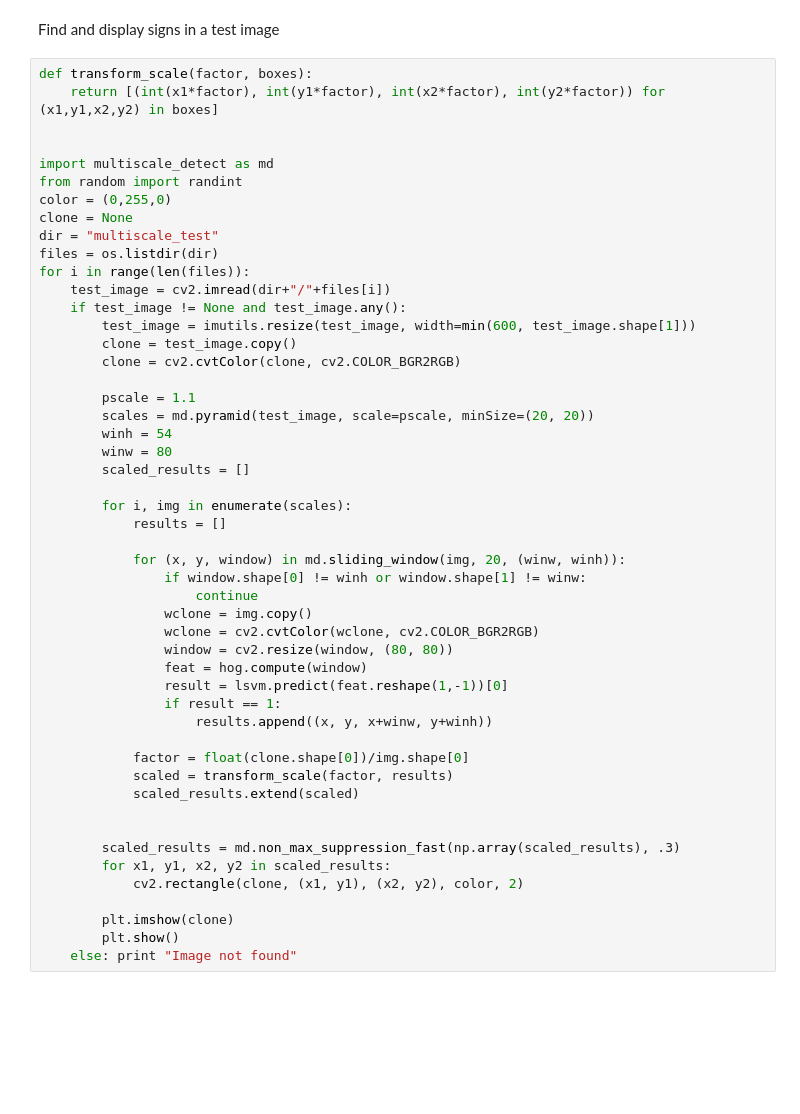
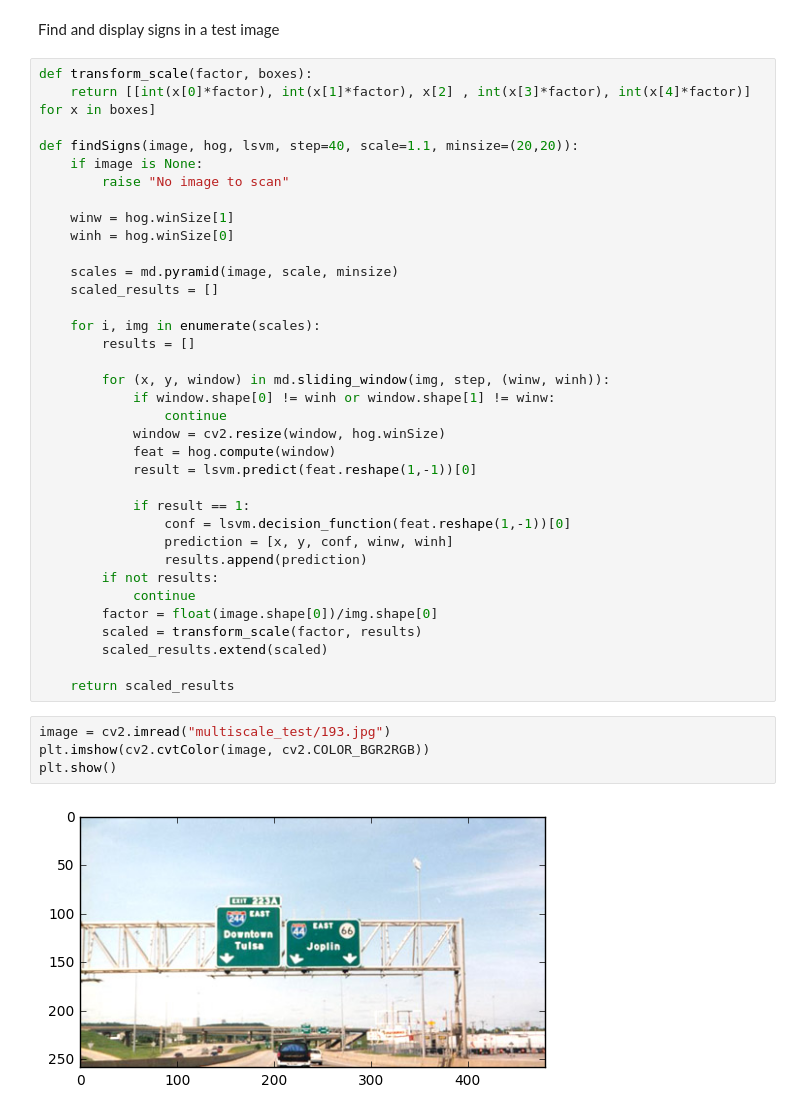
Before and after one commit to mesargent/freeway_guide_sign_detector, a Jupyter notebook: hog_pipeline.ipynb, the cells around one changed output. Cells and saved outputs as stored; diff of their text form; blank space fills up the shorter version.

```diff
--- a/hog_pipeline.ipynb
+++ b/hog_pipeline.ipynb
@@ -293,53 +307,42 @@ print "true positives:", true_positives, "true_negatives:", true_negatives, "fal
 Find and display signs in a test image
 # %%
 def transform_scale(factor, boxes):
-    return [(int(x1*factor), int(y1*factor), int(x2*factor), int(y2*factor)) for (x1,y1,x2,y2) in boxes]
+    return [[int(x[0]*factor), int(x[1]*factor), x[2] , int(x[3]*factor), int(x[4]*factor)] for x in boxes]
 
+def findSigns(image, hog, lsvm, step=40, scale=1.1, minsize=(20,20)):
+    if image is None:
+        raise "No image to scan"
 
-import multiscale_detect as md
-from random import randint
-color = (0,255,0)
-clone = None
-dir = "multiscale_test"
-files = os.listdir(dir)
-for i in range(len(files)):
-    test_image = cv2.imread(dir+"/"+files[i])
-    if test_image != None and test_image.any():
-        test_image = imutils.resize(test_image, width=min(600, test_image.shape[1]))
-        clone = test_image.copy()
-        clone = cv2.cvtColor(clone, cv2.COLOR_BGR2RGB)
+    winw = hog.winSize[1]
+    winh = hog.winSize[0]
 
-        pscale = 1.1
-        scales = md.pyramid(test_image, scale=pscale, minSize=(20, 20))
-        winh = 54
-        winw = 80
-        scaled_results = []
+    scales = md.pyramid(image, scale, minsize)
+    scaled_results = []
 
-        for i, img in enumerate(scales):
-            results = []
+    for i, img in enumerate(scales):
+        results = []
 
-            for (x, y, window) in md.sliding_window(img, 20, (winw, winh)):
-                if window.shape[0] != winh or window.shape[1] != winw:
-                    continue
-                wclone = img.copy()
-                wclone = cv2.cvtColor(wclone, cv2.COLOR_BGR2RGB)
-                window = cv2.resize(window, (80, 80))
-                feat = hog.compute(window)
-                result = lsvm.predict(feat.reshape(1,-1))[0]
-                if result == 1:
-                    results.append((x, y, x+winw, y+winh))
+        for (x, y, window) in md.sliding_window(img, step, (winw, winh)):
+            if window.shape[0] != winh or window.shape[1] != winw:
+                continue
+            window = cv2.resize(window, hog.winSize)
+            feat = hog.compute(window)
+            result = lsvm.predict(feat.reshape(1,-1))[0]
 
-            factor = float(clone.shape[0])/img.shape[0]
-            scaled = transform_scale(factor, results)
-            scaled_results.extend(scaled)
+            if result == 1:
+                conf = lsvm.decision_function(feat.reshape(1,-1))[0]
+                prediction = [x, y, conf, winw, winh]
+                results.append(prediction)
+        if not results:
+            continue
+        factor = float(image.shape[0])/img.shape[0]
+        scaled = transform_scale(factor, results)
+        scaled_results.extend(scaled)
 
-
-        scaled_results = md.non_max_suppression_fast(np.array(scaled_results), .3)
-        for x1, y1, x2, y2 in scaled_results:
-            cv2.rectangle(clone, (x1, y1), (x2, y2), color, 2)
-
-        plt.imshow(clone)
-        plt.show()
-    else: print "Image not found"
+    return scaled_results
-# %% [markdown]
-#
+# %%
+image = cv2.imread("multiscale_test/193.jpg")
+plt.imshow(cv2.cvtColor(image, cv2.COLOR_BGR2RGB))
+plt.show()
+# %% [output]
+[figure, added]
```
Also changed, not shown: parts of 17 cells of this notebook.
